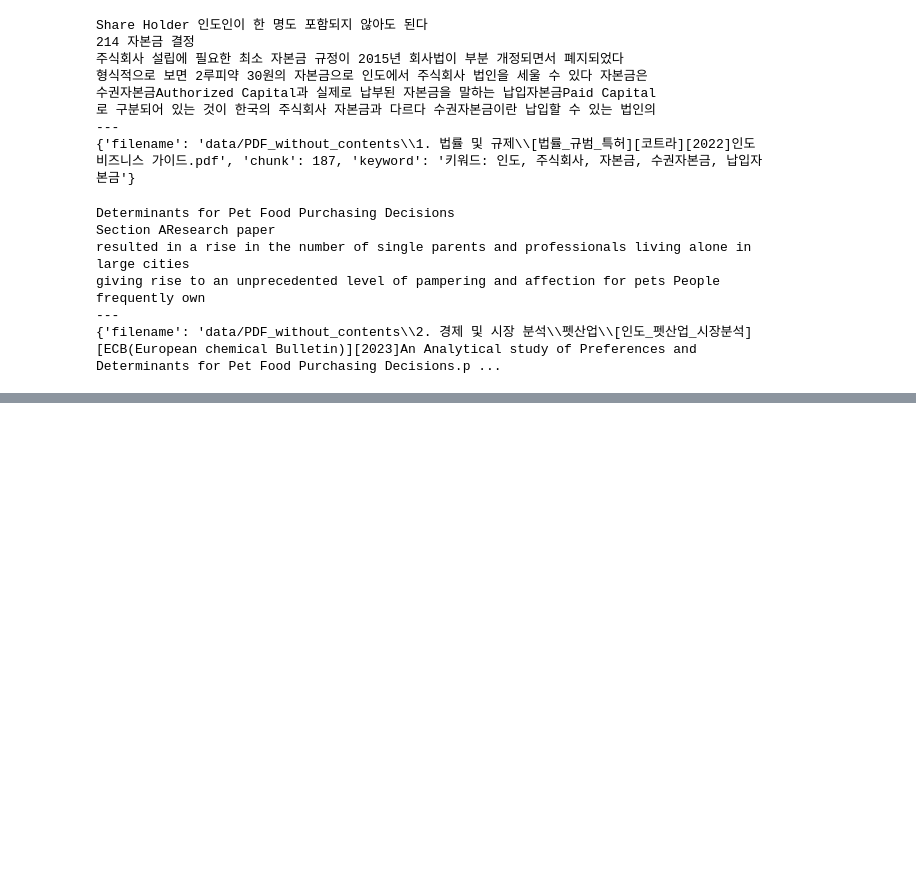
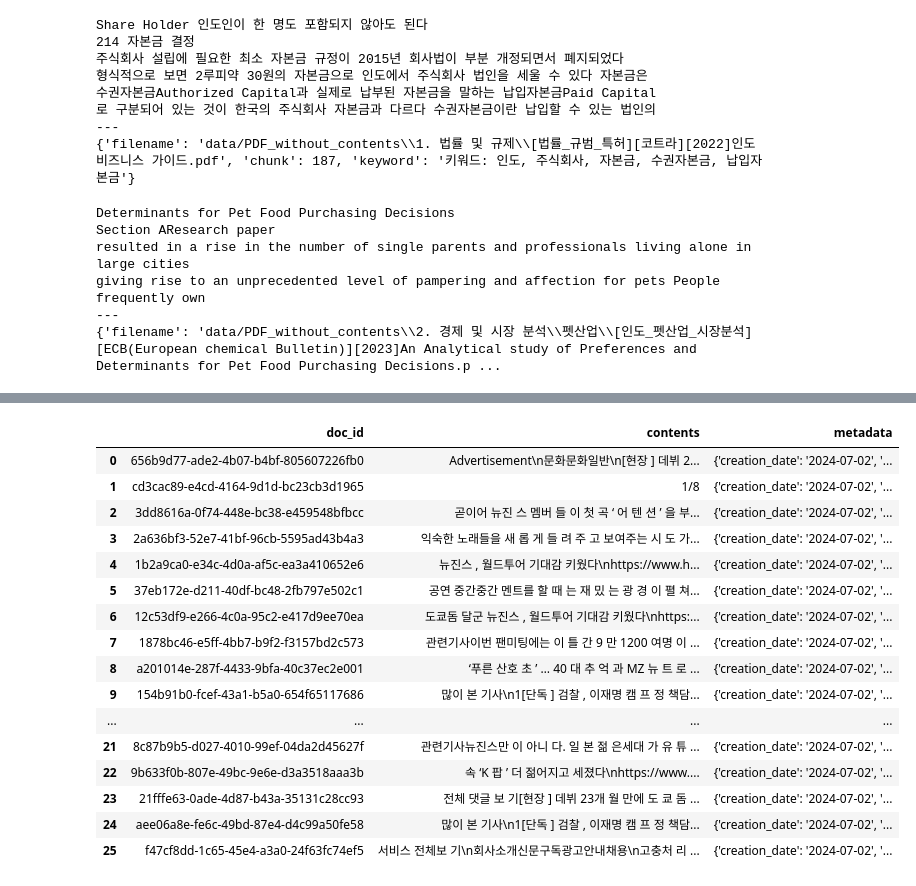
Before and after one commit to khw11044/AutoRAG_tutorial_mine, a Jupyter notebook: read_data.ipynb, the cells around one changed output, grey strips where cells are left out. Saved outputs shown, nothing was run; the diff lists cells and outputs as text; code cells hidden in the pictures; blank space fills up the shorter version.

```diff
--- a/read_data.ipynb
+++ b/read_data.ipynb
@@ -118,0 +210,25 @@ for i in range(len(data)):
+# %%
+path = './data/corpus_new.parquet'
+
+# make_corpus.py 파일로 만듬 : SimpleDirectoryReader와 TokenTextSplitter로 자른 내용을 넣음
+df = pd.read_parquet(path)
+# %%
+df
+# %% [output]
+|  | doc_id | contents | metadata |
+| 0 | 656b9d77-ade2-4b07-b4bf-805607226fb0 | Advertisement\n문화문화일반\n[현장 ] 데뷔 2... | {'creation_date': '2024-07-02', '... |
+| 1 | cd3cac89-e4cd-4164-9d1d-bc23cb3d1965 | 1/8 | {'creation_date': '2024-07-02', '... |
+| 2 | 3dd8616a-0f74-448e-bc38-e459548bfbcc | 곧이어 뉴진 스 멤버 들 이 첫 곡 ‘ 어 텐 션 ’ 을 부... | {'creation_date': '2024-07-02', '... |
+| 3 | 2a636bf3-52e7-41bf-96cb-5595ad43b4a3 | 익숙한 노래들을 새 롭 게 들 려 주 고 보여주는 시 도 가... | {'creation_date': '2024-07-02', '... |
+| 4 | 1b2a9ca0-e34c-4d0a-af5c-ea3a410652e6 | 뉴진스 , 월드투어 기대감 키웠다\nhttps://www.h... | {'creation_date': '2024-07-02', '... |
+| 5 | 37eb172e-d211-40df-bc48-2fb797e502c1 | 공연 중간중간 멘트를 할 때 는 재 밌 는 광 경 이 펼 쳐... | {'creation_date': '2024-07-02', '... |
+| 6 | 12c53df9-e266-4c0a-95c2-e417d9ee70ea | 도쿄돔 달군 뉴진스 , 월드투어 기대감 키웠다\nhttps:... | {'creation_date': '2024-07-02', '... |
+| 7 | 1878bc46-e5ff-4bb7-b9f2-f3157bd2c573 | 관련기사이번 팬미팅에는 이 틀 간 9 만 1200 여명 이 ... | {'creation_date': '2024-07-02', '... |
+| 8 | a201014e-287f-4433-9bfa-40c37ec2e001 | ‘푸른 산호 초 ’ … 40 대 추 억 과 MZ 뉴 트 로 ... | {'creation_date': '2024-07-02', '... |
+| 9 | 154b91b0-fcef-43a1-b5a0-654f65117686 | 많이 본 기사\n1[단독 ] 검찰 , 이재명 캠 프 정 책담... | {'creation_date': '2024-07-02', '... |
+| ... | ... | ... | ... |
+| 21 | 8c87b9b5-d027-4010-99ef-04da2d45627f | 관련기사뉴진스만 이 아니 다. 일 본 젊 은세대 가 유 튜 ... | {'creation_date': '2024-07-02', '... |
+| 22 | 9b633f0b-807e-49bc-9e6e-d3a3518aaa3b | 속 ‘K 팝 ’ 더 젊어지고 세졌다\nhttps://www.... | {'creation_date': '2024-07-02', '... |
+| 23 | 21fffe63-0ade-4d87-b43a-35131c28cc93 | 전체 댓글 보 기[현장 ] 데뷔 23개 월 만에 도 쿄 돔 ... | {'creation_date': '2024-07-02', '... |
+| 24 | aee06a8e-fe6c-49bd-87e4-d4c99a50fe58 | 많이 본 기사\n1[단독 ] 검찰 , 이재명 캠 프 정 책담... | {'creation_date': '2024-07-02', '... |
+| 25 | f47cf8dd-1c65-45e4-a3a0-24f63fc74ef5 | 서비스 전체보 기\n회사소개신문구독광고안내채용\n고충처 리 ... | {'creation_date': '2024-07-02', '... |
```
Also changed, not shown: parts of 13 cells of this notebook, 7 other files.
